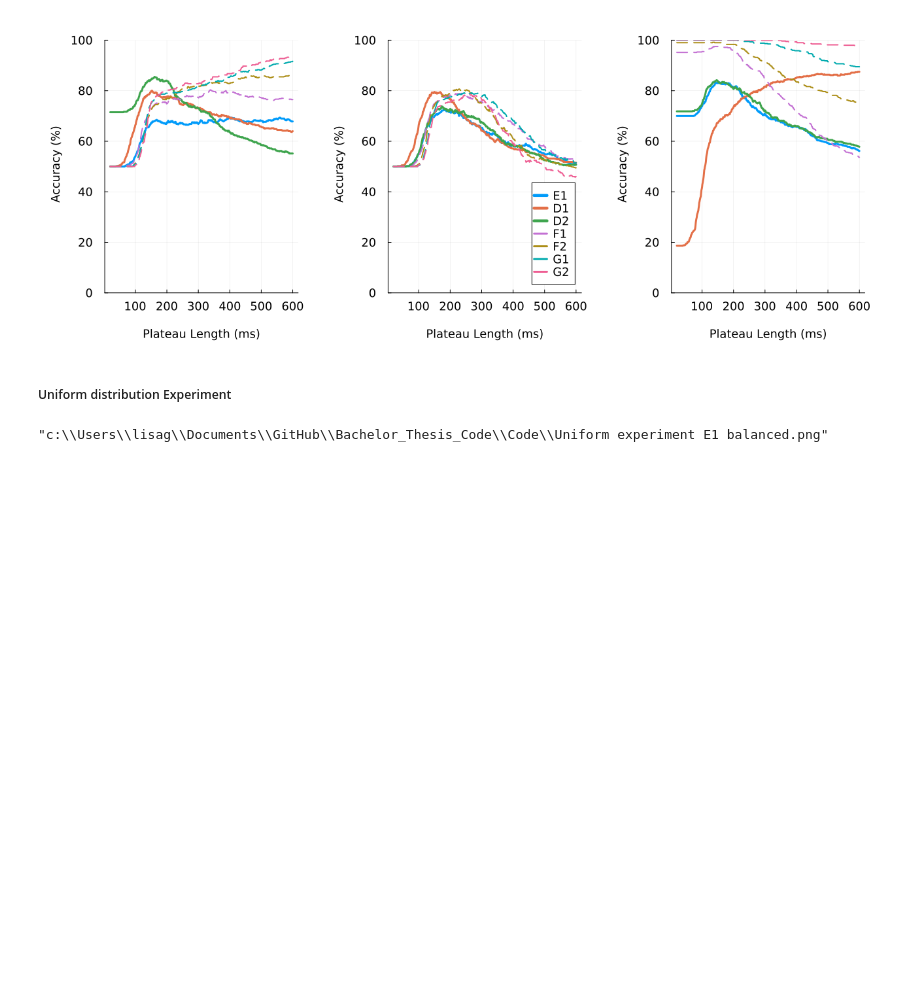
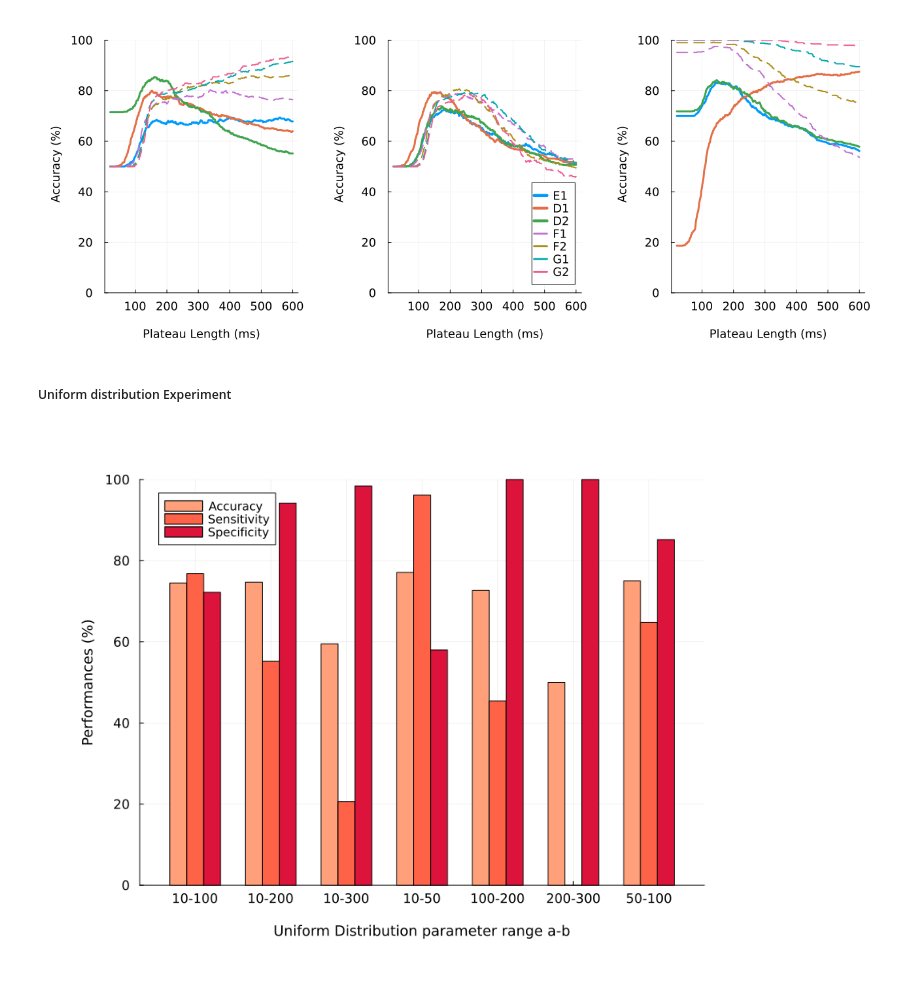
Before and after one commit to goody139/bachelor-thesis, a Jupyter notebook: Code/Plotting.ipynb, the cells around one changed output. Cells and saved outputs as stored; diff of their text form; code cells hidden in the pictures; blank space fills up the shorter version.

```diff
--- a/Code/Plotting.ipynb
+++ b/Code/Plotting.ipynb
@@ -589,8 +485,6 @@ combined_plot = plot(p1, p2, p3, layout=(1,3), size=(1300, 500), margin=7mm )
 # %%
 # LOAD UNIFORM DISTRIBUTION EXPERIMENT DATA
 file_path = "./side_experiments.jls"
-#experiment_filename = " E1 balanced"
 combined_plot = draw_barplot(["target_E1_balanced_uniform_10_100", "target_E1_balanced_uniform_100_200", "target_E1_balanced_uniform_10_200", "target_E1_balanced_uniform_10_50", "target_E1_balanced_uniform_200_300", "target_E1_balanced_uniform_10_300", "target_E1_balanced_uniform_50_100"  ])
-savefig(combined_plot, "Uniform experiment E1 balanced")
 # %% [output]
-"c:\\Users\\lisag\\Documents\\GitHub\\Bachelor_Thesis_Code\\Code\\Uniform experiment E1 balanced.png"
+[figure, added]
```
Also changed, not shown: parts of 12 cells of this notebook.
